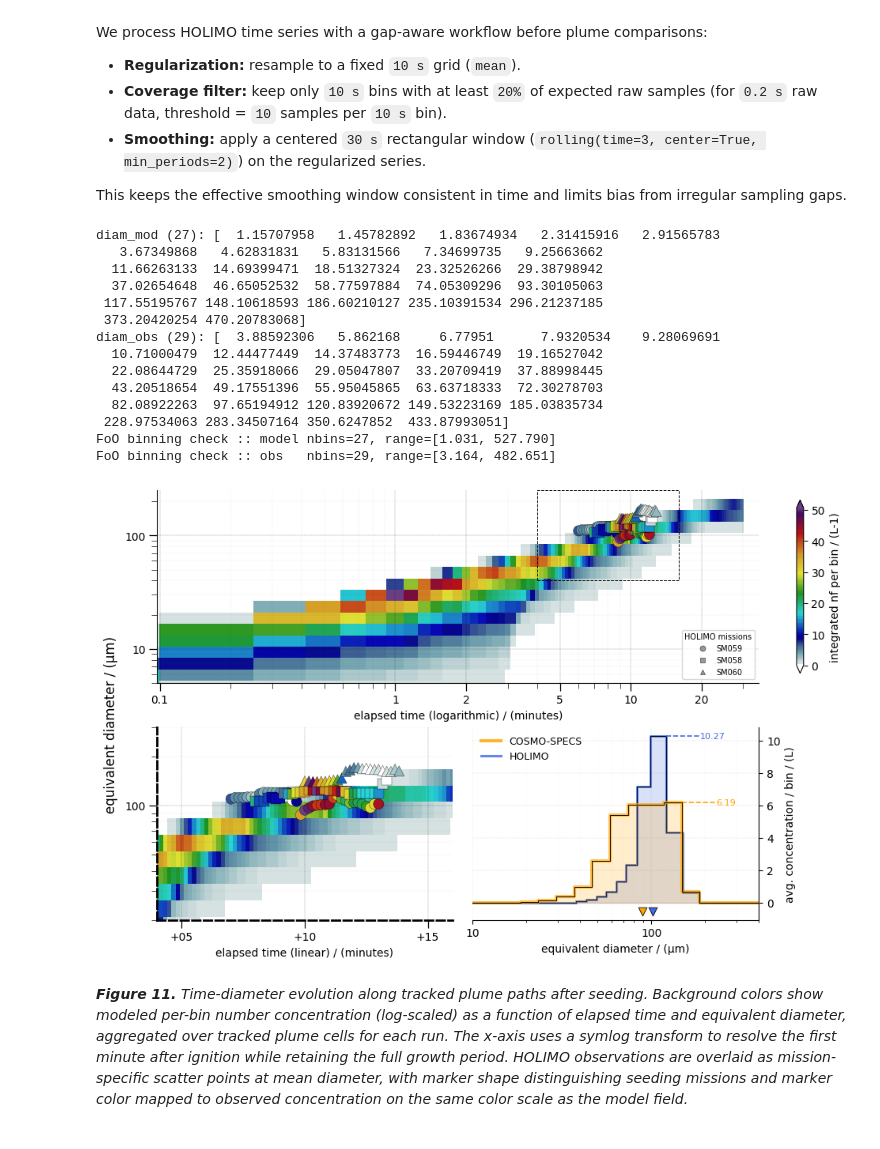
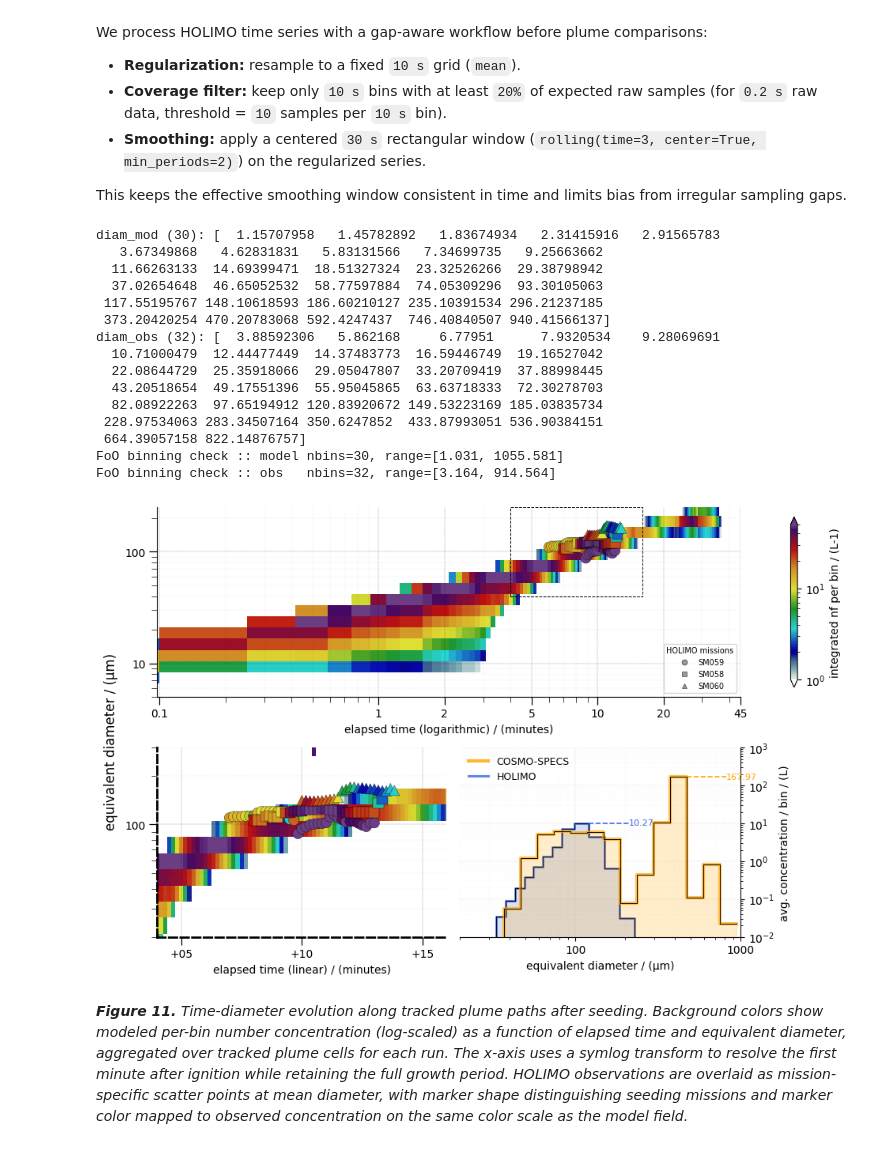
Before and after one commit to KarlJohnsonnn/polarcap_analysis, a Jupyter notebook: notebooks/plume_path/01-plot-plume-path-sum.ipynb, the cells around one changed output. Drawn from its saved outputs; the diff is of its cells as text; code cells hidden in the pictures.

Commit message:
Cloudlab comparison notebooks, plume-path plot, plume_loader updates
Made-with: Cursor

```diff
--- a/notebooks/plume_path/01-plot-plume-path-sum.ipynb
+++ b/notebooks/plume_path/01-plot-plume-path-sum.ipynb
@@ -694,7 +694,7 @@ def plot_plume_path_sum(
 PROCESSED_ROOT = Path("../../data/processed")
 RUNS = [
     # active in figure1
-    {"label": "400m, inp 1e6, ccn 0 (run A)", "cs_run": "cs-eriswil__20251129_230943", "exp_id": "20251129231107"},
+    # {"label": "400m, inp 1e6, ccn 0 (run A)", "cs_run": "cs-eriswil__20251129_230943", "exp_id": "20251129231107"},
     # {"label": "400m, inp 1e6, ccn 0 (run B)", "cs_run": "cs-eriswil__20251129_230943", "exp_id": "20260119103733"},
 
     # previously commented in figure1 (now included)
@@ -703,7 +703,7 @@ RUNS = [
     # {"label": "400m, inp 1e6, ccn 400 (analytic)", "cs_run": "cs-eriswil__20260127_211338", "exp_id": "20260127211431"},
     # {"label": "400m, inp 1e6, ccn 400 (planar)", "cs_run": "cs-eriswil__20260127_211338", "exp_id": "20260127211551"},
     # {"label": "400m, inp 1e6, ccn 400 (spherical)", "cs_run": "cs-eriswil__20260121_131528", "exp_id": "20260121131550"},
-    # {"label": "400m, inp 1e6, ccn 400 (columnar 2)", "cs_run": "cs-eriswil__20260121_131528", "exp_id": "20260121131632"},
+    {"label": "400m, inp 1e6, ccn 400 (columnar 2)", "cs_run": "cs-eriswil__20260121_131528", "exp_id": "20260121131632"},
     # {"label": "100m, inp 1e6, ccn 0 (columnar)", "cs_run": "cs-eriswil__20260123_180947", "exp_id": "20260123181336"},
     # {"label": "100m, inp 1e6, ccn 400 (columnar)", "cs_run": "cs-eriswil__20260123_180947", "exp_id": "20260123181750"},
     # {"label": "100m, inp 1e6, ccn 400 (spherical, same exp)", "cs_run": "cs-eriswil__20260123_180947", "exp_id": "20260123181750"},
@@ -834,11 +834,11 @@ holimo_overlay_cfg = {
 }
 
 xlims = {"symlog": [0, 35], "elapsed": [4, 15]}
-ylims = {"symlog": [1, 500], "elapsed": [20, 250]}
-abs_xlim = [np.datetime64("2023-01-25T12:29:00"), np.datetime64("2023-01-25T13:04:00")]
+ylims = {"symlog": [1, 1000], "elapsed": [20, 250]}
+abs_xlim = [np.datetime64("2023-01-25T12:29:00"), np.datetime64("2023-01-25T13:14:00")]
 
 # Histogram settings for comparison panel.
-HIST_DIAM_BOUNDS = (10.0, 400.0)
+HIST_DIAM_BOUNDS = (10.0, 1000.0)
 absolute_mode = True  # True: absolute time-mean concentration, False: FoO (%)
 # HIST_BIN_EDGES = np.array([HIST_DIAM_BOUNDS[0], HIST_DIAM_BOUNDS[1]], dtype=float)
 
@@ -952,7 +952,7 @@ for i, (fmt, xwin, ywin) in enumerate(panel_specs):
         ylim=[5, 250],
         zlim=(1, 50),
         cmap=new_jet3_soft,
-        log_norm=False,
+        log_norm=True,
         x_axis_fmt=fmt,
         add_missing_data=True,
         holimo_overlay=holimo_overlay_cfg,
@@ -1204,40 +1204,44 @@ if 'f_obs_all' in locals() and f_obs_all.size and np.isfinite(f_obs_all).any():
     legend_labels.append("HOLIMO")
 if legend_handles:
     ax_hist.legend(legend_handles, legend_labels, loc="upper left", frameon=False, fontsize=9)
 ax_main[0].set_title("")
 ax_main[0].set_xlabel("elapsed time (logarithmic) / (minutes)")
 ax_main[1].set_xlabel("elapsed time (linear) / (minutes)")
 ax_main[-1].set_ylim(20, 300)
+
 ax_main[-1].yaxis.set_major_formatter(plt.FuncFormatter(
             lambda x, p: f'{x:.3f}'.rstrip('0').rstrip('.') if x < 1 else f'{x:.0f}'))
-
+ax_hist.set_xlim(20, 1000)
+ax_hist.set_yscale("log")
+ax_hist.set_ylim(1e-2, 1e3)
 fig_stack.supylabel("equivalent diameter / (µm)")
 # fig_stack.text(0.005, 0.5, "equivalent diameter / (µm)", va="center", rotation="vertical")
 # ax_main[0].text(
 #     xlims["symlog"][0] + 0.13,
 #     -0.075,
 #     "elapsed time (log minutes from ignition)",
 #     transform=ax_main[0].get_xaxis_transform(),
 #     ha="left",
 #     va="top",
 # )
 
 fig_stack.savefig("output/figure11_plume_path_plot_clean_symlog_with_zoom_panel_hist.png", dpi=500, bbox_inches="tight")
 # %% [output]
-diam_mod (27): [  1.15707958   1.45782892   1.83674934   2.31415916   2.91565783
+diam_mod (30): [  1.15707958   1.45782892   1.83674934   2.31415916   2.91565783
    3.67349868   4.62831831   5.83131566   7.34699735   9.25663662
   11.66263133  14.69399471  18.51327324  23.32526266  29.38798942
   37.02654648  46.65052532  58.77597884  74.05309296  93.30105063
  117.55195767 148.10618593 186.60210127 235.10391534 296.21237185
- 373.20420254 470.20783068]
-diam_obs (29): [  3.88592306   5.862168     6.77951      7.9320534    9.28069691
+ 373.20420254 470.20783068 592.4247437  746.40840507 940.41566137]
+diam_obs (32): [  3.88592306   5.862168     6.77951      7.9320534    9.28069691
   10.71000479  12.44477449  14.37483773  16.59446749  19.16527042
   22.08644729  25.35918066  29.05047807  33.20709419  37.88998445
   43.20518654  49.17551396  55.95045865  63.63718333  72.30278703
   82.08922263  97.65194912 120.83920672 149.53223169 185.03835734
- 228.97534063 283.34507164 350.6247852  433.87993051]
-FoO binning check :: model nbins=27, range=[1.031, 527.790]
-FoO binning check :: obs   nbins=29, range=[3.164, 482.651]
+ 228.97534063 283.34507164 350.6247852  433.87993051 536.90384151
+ 664.39057158 822.14876757]
+FoO binning check :: model nbins=30, range=[1.031, 1055.581]
+FoO binning check :: obs   nbins=32, range=[3.164, 914.564]
-[figure, old version]
+[figure, new version]
 # %% [markdown]
 ***Figure 11.** Time-diameter evolution along tracked plume paths after seeding. Background colors show modeled per-bin number concentration (log-scaled) as a function of elapsed time and equivalent diameter, aggregated over tracked plume cells for each run. The x-axis uses a symlog transform to resolve the first minute after ignition while retaining the full growth period. HOLIMO observations are overlaid as mission-specific scatter points at mean diameter, with marker shape distinguishing seeding missions and marker color mapped to observed concentration on the same color scale as the model field.*
```
Also changed, not shown: parts of 2 cells of this notebook, 5 other files.
